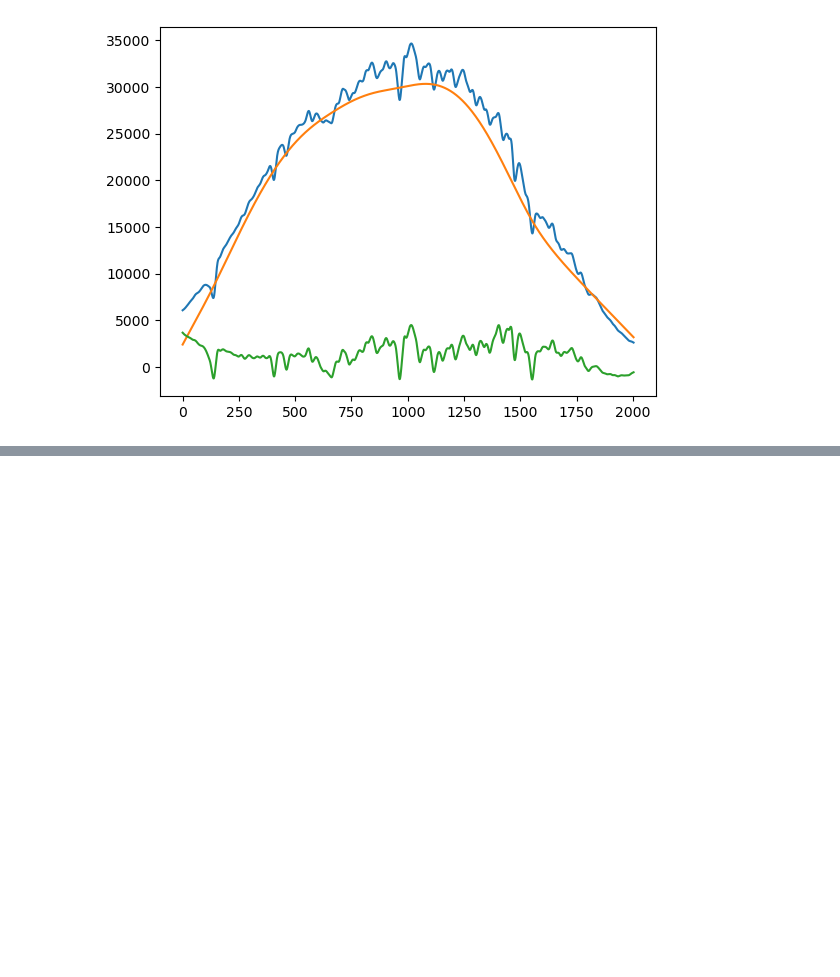
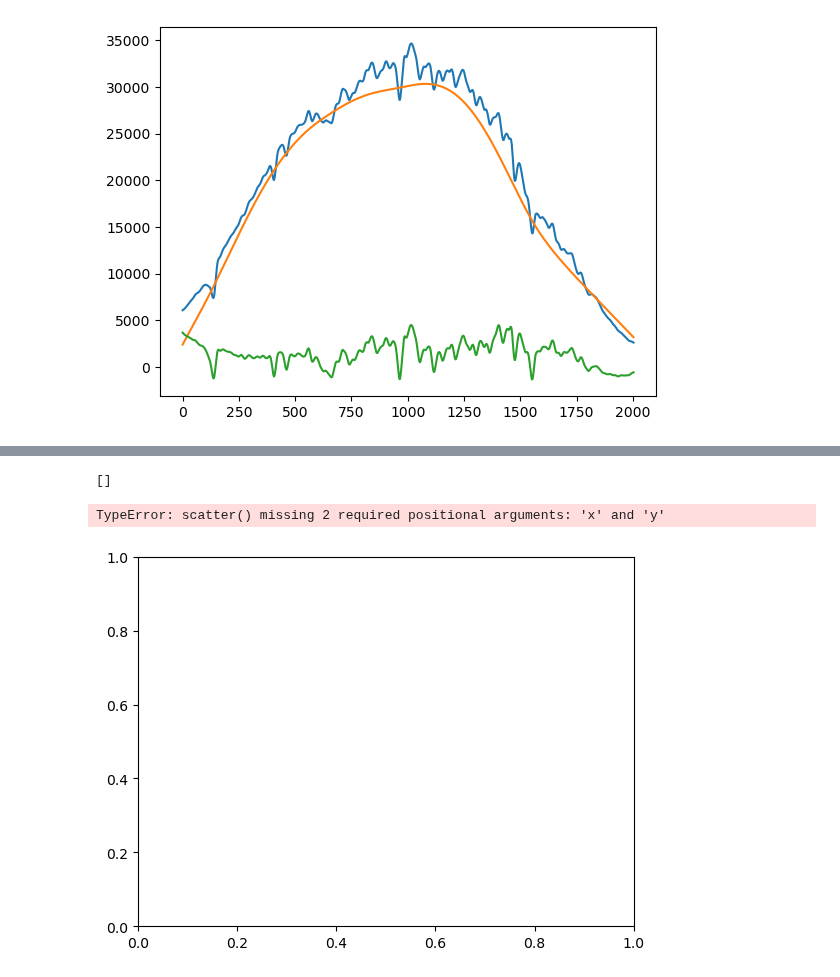
Before and after one commit to Timobrenn/G99-Spectroscopy, a Jupyter notebook: data_checking.ipynb, the cells around one changed output, grey strips where cells are left out. Cells and saved outputs as stored; diff of their text form; code cells hidden in the pictures; blank space fills up the shorter version.

```diff
--- a/data_checking.ipynb
+++ b/data_checking.ipynb
@@ -226,0 +266,49 @@ show()
+# %%
+def process_peaks(raw_data, smoothed=True, deriv_count=2, thres_percent=1.5, power=3, normalise=True):
+    if smoothed:
+        data = alsbaseline(raw_data, lam=100, remove=False, niter=2)
+    else:
+        data = raw_data
+
+    if deriv_count > 0:
+        derivative = deriv(data, deriv_count)
+        derivative_adjusted = derivative**power
+    else:
+        derivative_adjusted = data
+    if normalise:
+        if np.abs(derivative_adjusted.max()) > np.abs(derivative_adjusted.min()):
+            derivative_adjusted /= derivative_adjusted.max()
+        else:
+            derivative_adjusted /= derivative_adjusted.min()
+    else:
+        if np.abs(derivative_adjusted.max()) < np.abs(derivative_adjusted.min()):
+            derivative_adjusted *= -1
+
+    threshold = np.percentile(derivative_adjusted, thres_percent)
+    excluded_data = exclude(derivative_adjusted, threshold)
+
+    peaks = get_peak_locations(excluded_data)
+    print(peaks)
+    fig, ax = subplots()
+    ax.scatter(*zip(*peaks), c='r', s=5, label='peaks')
+    ax.plot(derivative_adjusted, alpha=0.6, label='data')
+    ax.axhline(y=threshold, color='y', label='threshold')
+    ax.axhline(y=-threshold, color='y')
+    ax.legend()
+    show()
+    close(fig)
+    return peaks
+# %%
+peaks = process_peaks(raw, smoothed=True, thres_percent=1.2, normalise=False)
+
+print(peaks)
+
+positive_peaks = [peak for peak in peaks if peak[1]>0]
+
+print(positive_peaks)
+
+emission_peak_locations = [peak[0] for peak in peaks if peak[1]>0]
+# %% [output]
+[]
+TypeError: scatter() missing 2 required positional arguments: 'x' and 'y'
+[figure, added]
```
Also changed, not shown: parts of 9 cells of this notebook.
